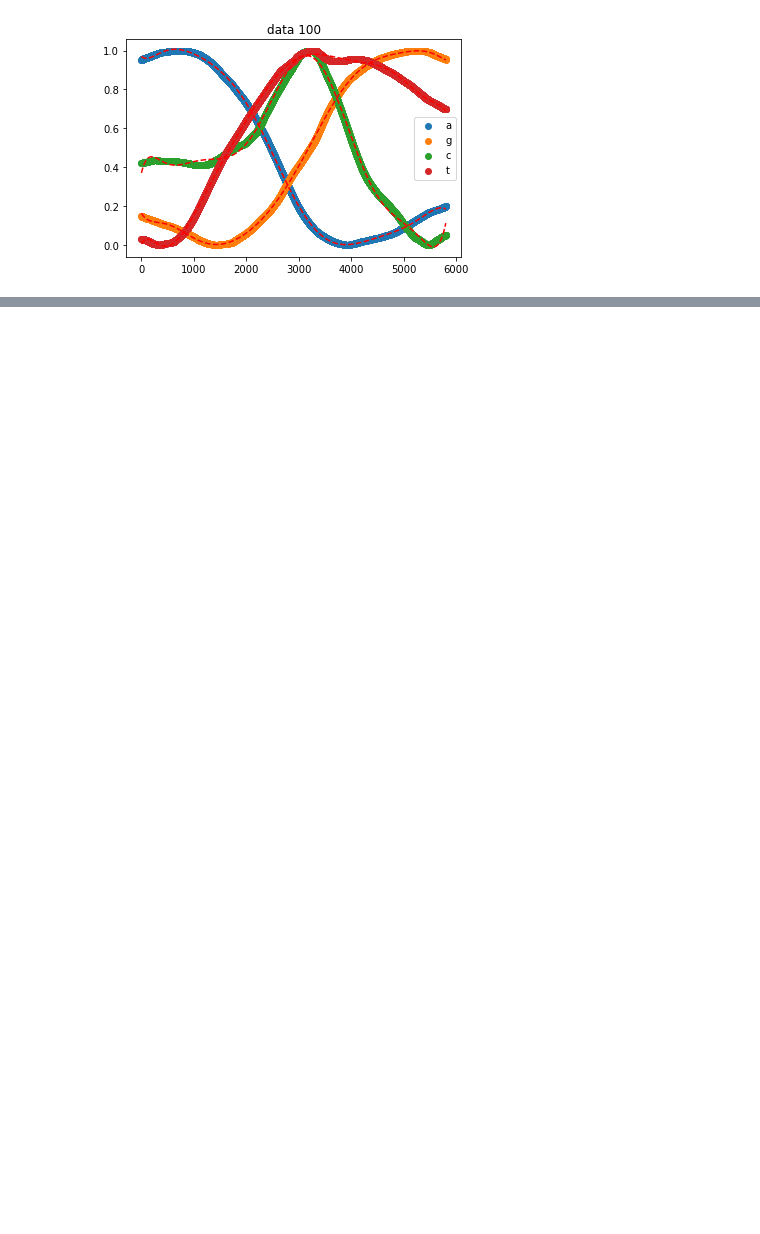
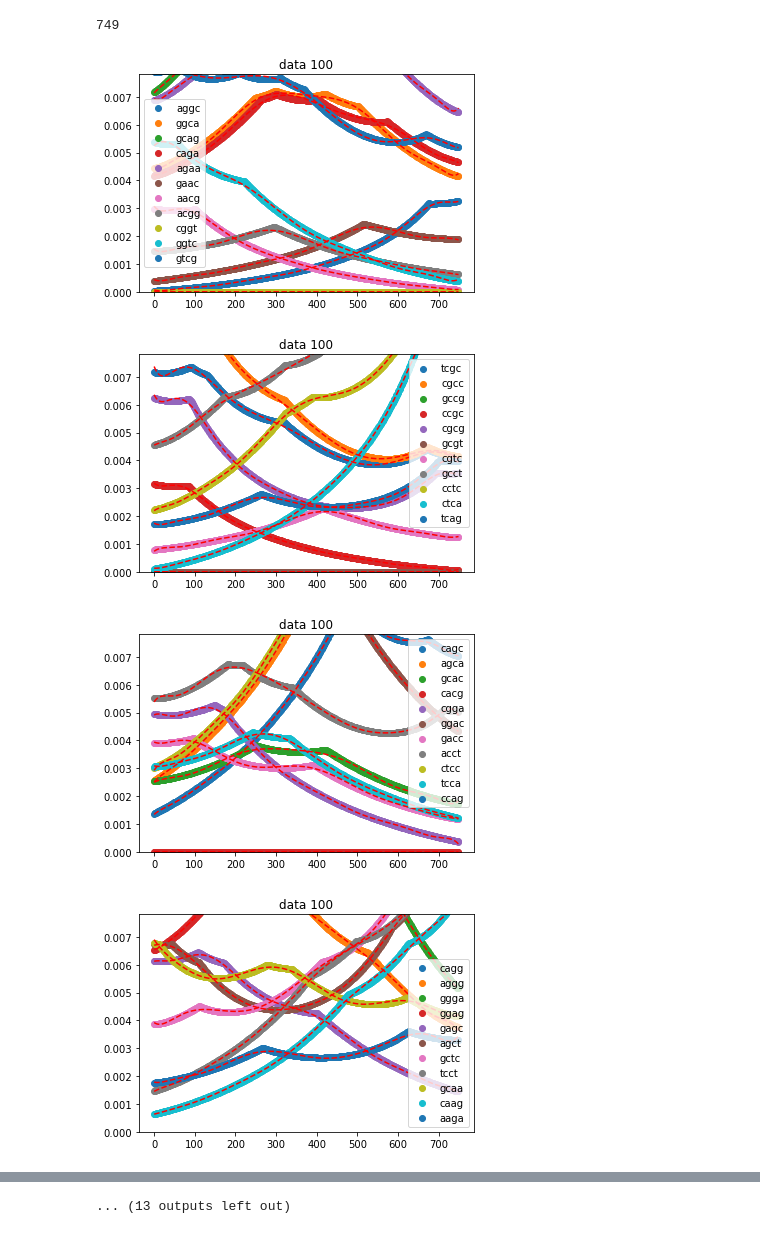
Before and after one commit to JiandeWuu/sixthTool, a Jupyter notebook: Features.ipynb, the cells around one changed output, grey strips where cells are left out. Cells and saved outputs as stored; diff of their text form; code cells hidden in the pictures; blank space fills up the shorter version.

```diff
--- a/Features.ipynb
+++ b/Features.ipynb
@@ -21,7 +20,4 @@ def k_mers(data, n):
     # kmer_array = [[vocab.index(w) for w in row] for row in kmer_array]
     return kmer_array, vocab
 # %%
-kmer_array, vocab = k_mers(data['Sequence'], 1)
+kmer_array, vocab = k_mers(data['Sequence'], 4)
-# %%
-vocab = ['T', 'C', 'G', 'A']
-# seq = "TTCTC"
@@ -31,35 +46,41 @@ vocab = ['T', 'C', 'G', 'A']
 # %%
-# V-1
-idx_np = np.reshape(np.arange(len(s)), (-1, 1))
-L = np.arange(len(s)) * (np.arange(len(s)) + 1) / 2
-L = L + L[::-1]
+# V-2
+# s = np.array(list("aatat"))
+s = np.array(kmer_array[np.random.randint(len(kmer_array))])
+print(len(s))
+w = np.reshape(np.arange(len(s)), (-1, 1)) - np.arange(len(s))
+w = np.abs(w) - w.max()
+w = np.power(w - 1, 2)
+L = np.sum(w, axis=0)
+
+i = 0
 for v in vocab:
-
-    v_loc = np.argwhere(s == v).ravel()
-
-    d = np.subtract(idx_np, v_loc)
-    d = np.abs(d)
-    # print(d)
-    # print(d.shape)
+    d = np.where(s == v, w, 0)
     d = np.sum(d, axis=1)
     d = d / L
-
-
     # nor
-    d = (d - d.min()) / (d.max() - d.min())
-
-    plt.scatter(np.arange(len(d)), d, label=v)
-    # plt.scatter(v_loc, np.zeros(len(v_loc)), alpha=1e-2)
-    t = np.arange(0, len(d), 0.01)
+    # if d.max() - d.min():
+    #     d = (d - d.min()) / (d.max() - d.min())
     z = np.polyfit(np.arange(len(d)), d, 10)
     p = np.poly1d(z)
+    plt.scatter(np.arange(len(d)), d, label=v)
+    t = np.arange(0, len(d), 0.01)
+    plt.plot(t, p(t), 'r--')
+    i += 1
+    if i > 10:
+        i = 0
+        plt.ylim(0, (1 / len(vocab)) * 2)
+        plt.title("data 100")
+        plt.legend()
+        plt.show()
 
-    plt.plot(t, p(t), 'r--')
-    # sns.rugplot(v_loc)
-    # plt.boxplot(v_loc)
-# plt.ylim(0, 1)
+plt.ylim(0, (1 / len(vocab)) * 2)
 plt.title("data 100")
 plt.legend()
 plt.show()
 # %% [output]
+749
-[figure, old version]
+[figure, new version]
+[figure, added]
+[figure, added]
+[figure, added]
@@ -66 +94,2 @@ plt.show()
+... (13 outputs left out)
 # %%
```
Also changed, not shown: parts of 7 cells of this notebook, 26 other files.
